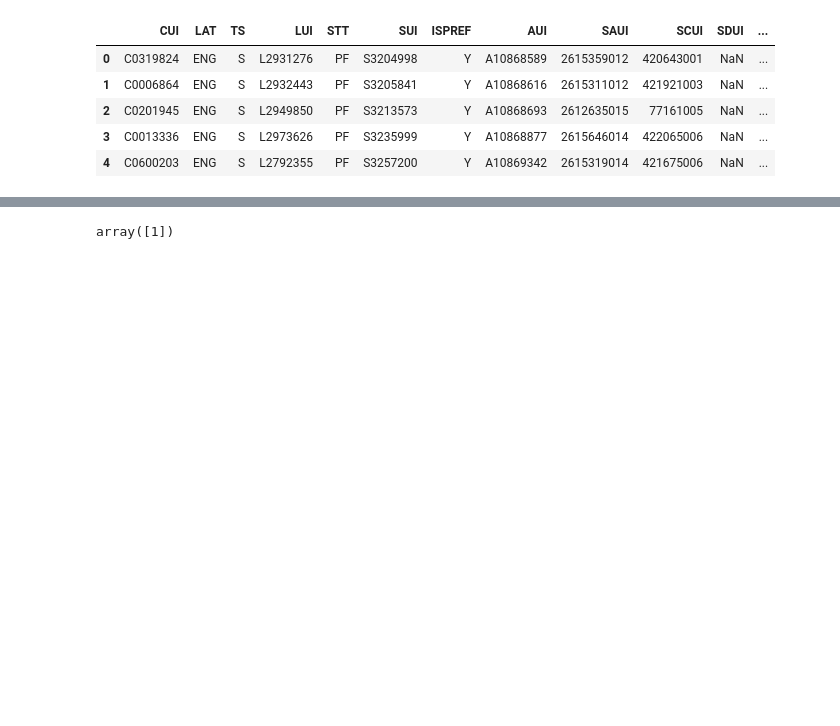
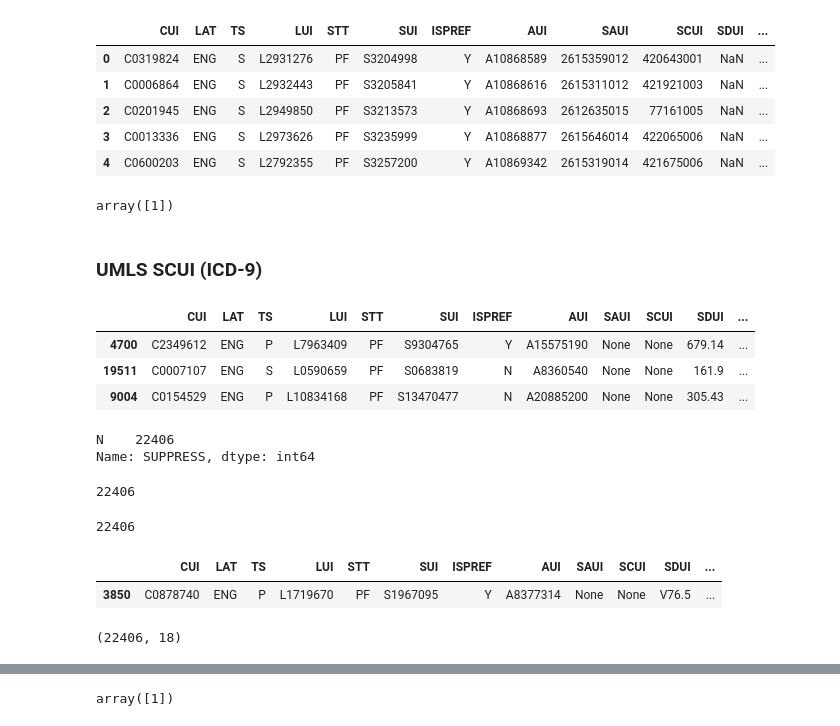
Before and after one commit to wtgme/snomed, a Jupyter notebook: umls.ipynb, the cells around one changed output, grey strips where cells are left out. Saved outputs shown, nothing was run; the diff lists cells and outputs as text; code cells hidden in the pictures; blank space fills up the shorter version.

```diff
--- a/umls.ipynb
+++ b/umls.ipynb
@@ -83,3 +83,9 @@ df.head()
 g = df.groupby('SCUI')['CUI'].apply(lambda x: len(list(np.unique(x))))
 # %%
 scui_df = g.reset_index()
+# %%
+scui_df['CUI'].unique()
+# %% [output]
+array([1])
+# %% [markdown]
+### UMLS SCUI (ICD-9)
@@ -85,0 +94,36 @@ scui_df = g.reset_index()
+# %%
+# ICD SCUI.
+query = '''SELECT * FROM MRCONSO WHERE SAB IN ('ICD9CM') AND SUPPRESS='N'
+'''
+df = pd.read_sql_query(query, sql_engine)
+#'ICD10' , 'ICD9CM', 'ICD10CM')
+# AND TTY='PT'
+# %%
+df.sample(3)
+# %% [output]
+|  | CUI | LAT | TS | LUI | STT | SUI | ISPREF | AUI | SAUI | SCUI | SDUI | ... |
+| 4700 | C2349612 | ENG | P | L7963409 | PF | S9304765 | Y | A15575190 | None | None | 679.14 | ... |
+| 19511 | C0007107 | ENG | S | L0590659 | PF | S0683819 | N | A8360540 | None | None | 161.9 | ... |
+| 9004 | C0154529 | ENG | P | L10834168 | PF | S13470477 | N | A20885200 | None | None | 305.43 | ... |
+# %%
+df['SUPPRESS'].value_counts()
+# %% [output]
+N    22406
+Name: SUPPRESS, dtype: int64
+# %%
+df['CODE'].nunique()
+# %% [output]
+22406
+# %%
+df[df['SUPPRESS']=='N']['CODE'].nunique()
+# %% [output]
+22406
+# %%
+df[df['CODE'] =='V76.5']
+# %% [output]
+|  | CUI | LAT | TS | LUI | STT | SUI | ISPREF | AUI | SAUI | SCUI | SDUI | ... |
+| 3850 | C0878740 | ENG | P | L1719670 | PF | S1967095 | Y | A8377314 | None | None | V76.5 | ... |
+# %%
+df.shape
+# %% [output]
+(22406, 18)
```
Also changed, not shown: parts of 23 cells of this notebook.
